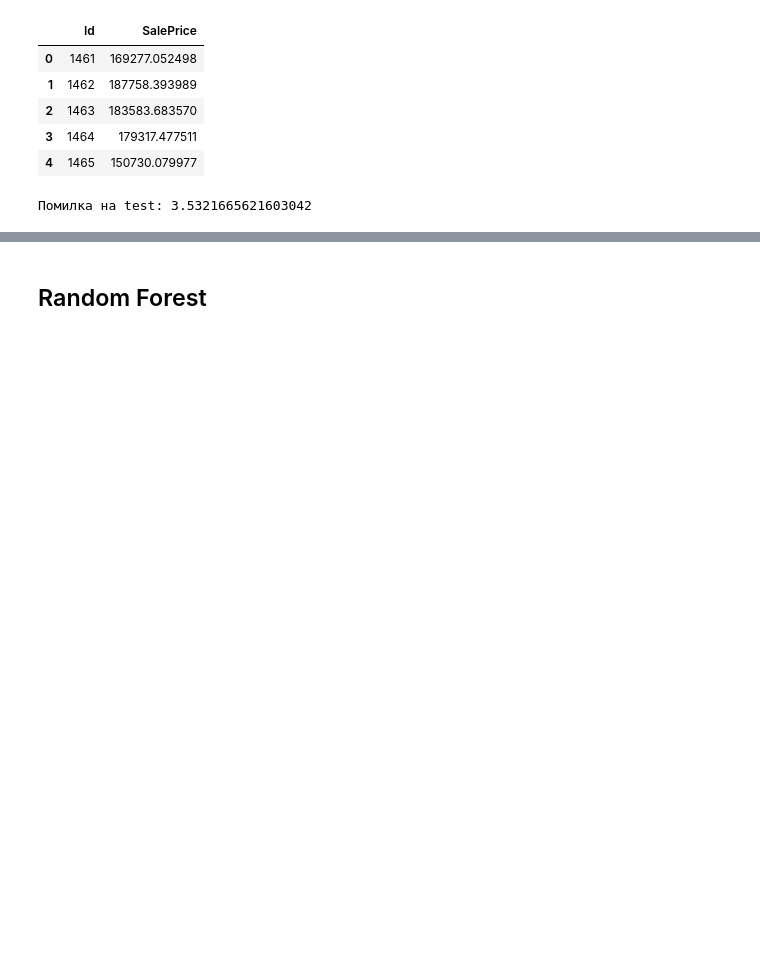
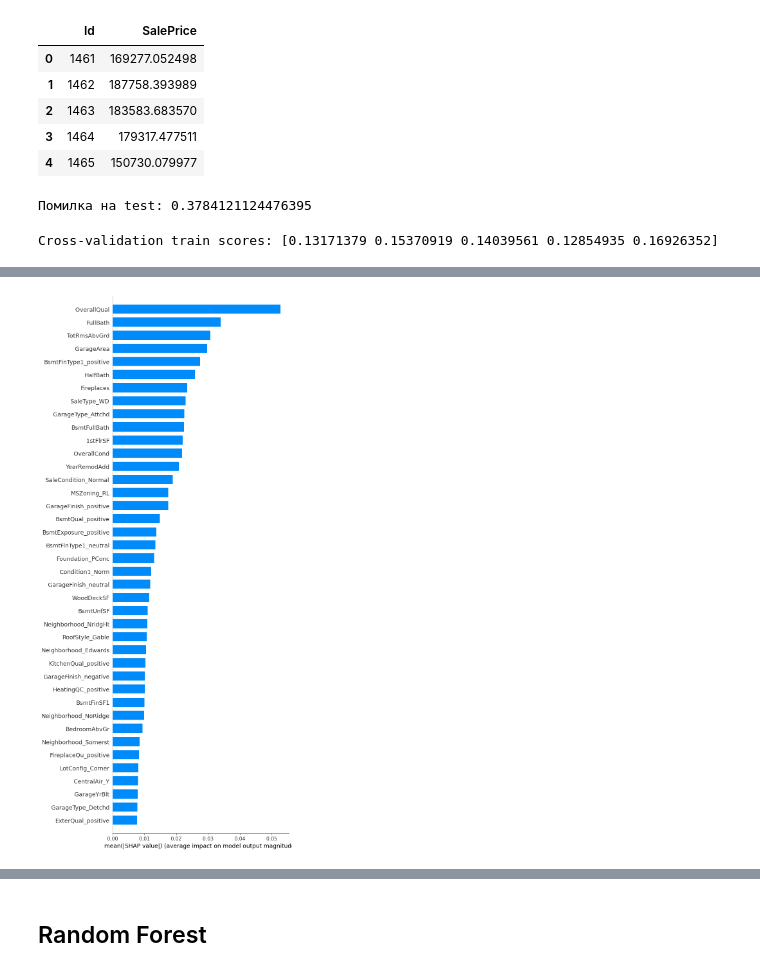
Before and after one commit to SerhiiDolhopolovCoder/study, a Jupyter notebook: ML/Dolhopolov_ML_3/main.ipynb, the cells around one changed output, grey strips where cells are left out. Cells and saved outputs as stored; diff of their text form; code cells hidden in the pictures; blank space fills up the shorter version.

```diff
--- a/ML/Dolhopolov_ML_3/main.ipynb
+++ b/ML/Dolhopolov_ML_3/main.ipynb
@@ -293,28 +238,19 @@ X_test = test_builder.df
 # %% [markdown]
 ## Linear
 # %%
-#помилки: train 0.114, test 0.394
-# kaggle: 0.15827
+#помилки: train 0.116, test 0.388
 reg = linear_model.LinearRegression()
 
+#помилки: train 0.367, test 0.123
+reg = linear_model.Lasso(alpha=0.1, random_state=random_state)
 
-#Тест кращий, та вони збалансовані, але на kaggle бал гірший, скоріше через поганий трейн
-#помилки: train 0.235, test 0.284
-# kaggle: 0.23800
-reg = linear_model.Lasso(alpha=0.1)
+#з топ 40 від Shap-лі
+#помилки: train 0.140, test 0.370 -> Стало гірше
+reg = linear_model.Ridge(alpha=1.5, random_state=random_state)
 
-
-# помилки: train 0.127, test 0.377
-# kaggle: 0.14352
-# Викидання кореляції за VIF + Пірсон
-reg = linear_model.Ridge(alpha=7.4)
-
-#Найкраща оцінка
-#помилки: train 0.122, test 0.383
-# kaggle: 0.14088
-#Викидання неінформативних ознак за Шеплінгом зробило гірше
-# Для викидання кореляції за Пірсоном
-reg = linear_model.Ridge(alpha=3.7)
+#Найкраща
+#помилки: train 0.121, test 0.378
+reg = linear_model.Ridge(alpha=3.9, random_state=random_state)
 
 reg.fit(X_train, y_train)
 reg.score(X_train, y_train)
@@ -346,7 +282,18 @@ y_test_pred = reg.predict(test_builder.df)
 print('Помилка на test:', np.sqrt(mean_squared_error(np.log(sample['SalePrice']), y_test_pred)))
 y_test_pred = np.exp(y_test_pred)
 # %% [output]
-Помилка на test: 3.5321665621603042
+Помилка на test: 0.3784121124476395
 # %%
 sample['SalePrice'] = y_test_pred
 sample.to_csv(f'submission_linear.csv', index=False)
+# %%
+scores = cross_val_score(reg, X_train, y_train, cv=5, scoring='neg_root_mean_squared_error')
+print('Cross-validation train scores:', -scores)
+# %% [output]
+Cross-validation train scores: [0.13171379 0.15370919 0.14039561 0.12854935 0.16926352]
+# %%
+shap.initjs()
+explainer = shap.Explainer(reg, X_train)
+shap_values = explainer.shap_values(X_train)
+shap.summary_plot(shap_values[:, :], X_train, plot_type="bar", max_display=40)
+# %% [output]
@@ -352,0 +301 @@ sample.to_csv(f'submission_linear.csv', index=False)
+[figure, added]
```
Also changed, not shown: parts of 28 cells of this notebook, 5 other files.
